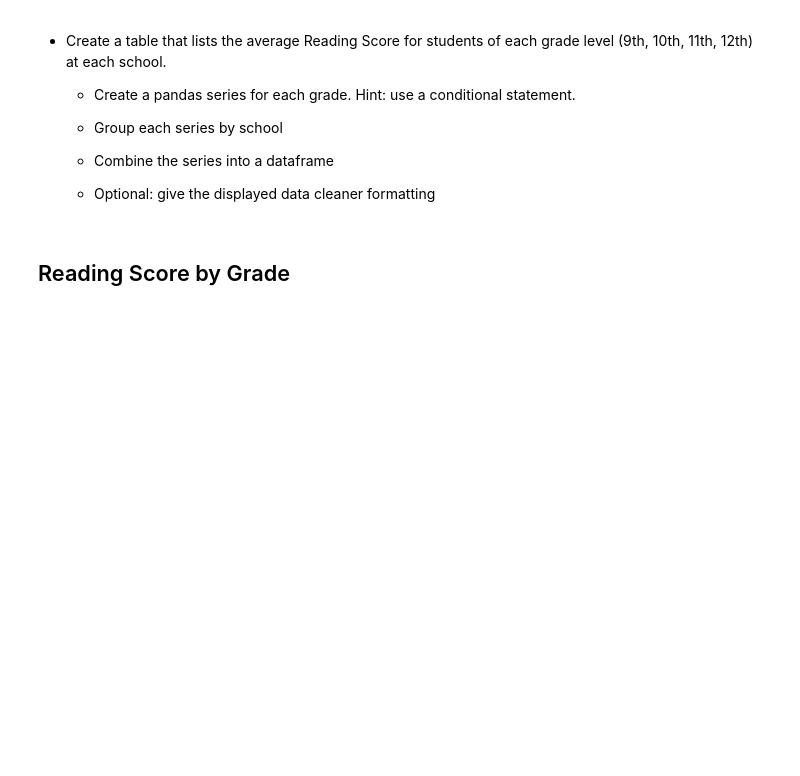
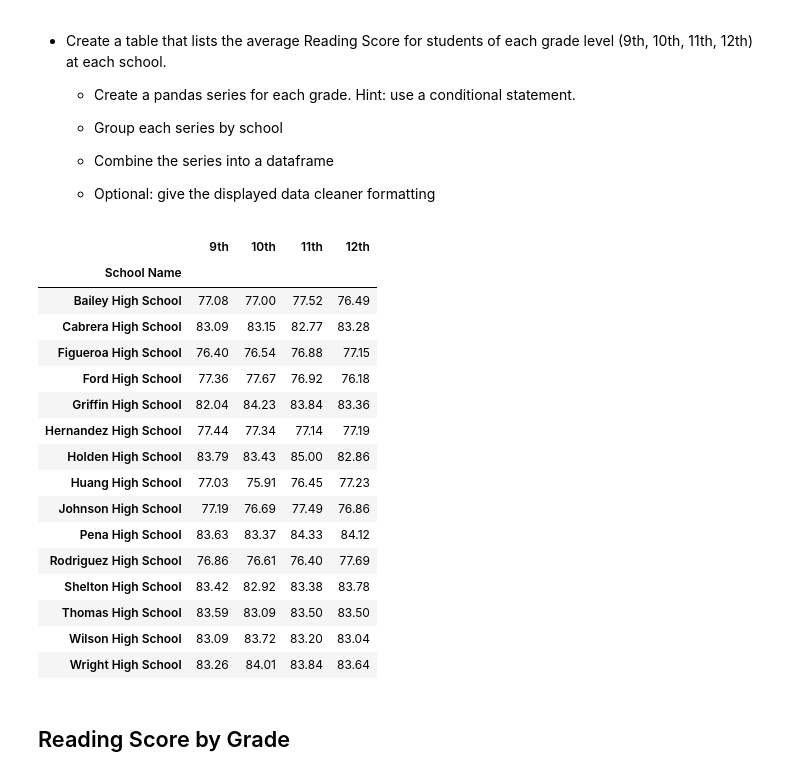
Before and after one commit to meeyoungPH/pandas-challenge, a Jupyter notebook: PyCitySchools/PyCitySchools.ipynb, the cells around one changed output. Saved outputs shown, nothing was run; the diff lists cells and outputs as text; code cells hidden in the pictures; blank space fills up the shorter version.

```diff
--- a/PyCitySchools/PyCitySchools.ipynb
+++ b/PyCitySchools/PyCitySchools.ipynb
@@ -25,0 +29,20 @@ student_df.head()
+# %%
+# calculate Per Student Budget
+school_data['Per Student Budget'] = school_data['Total School Budget'] / school_data['Total Students']
+
+# assign Per Student Budget values to bins
+spend_bins = [0,585,630,645,680]
+spend_labels = ['<=$585','$586-$630','$631-$645','$646-$680']
+school_data['Spending Ranges (Per Student)'] = pd.cut(school_data['Per Student Budget'], bins=spend_bins, labels=spend_labels)
+
+# assign size of school to bins
+size_bins = [0,1000,2000,5000]
+size_labels = ['Small (<=1000)', 'Medium (1001-2000)', 'Large (2001-5000)']
+school_data['School Size'] = pd.cut(school_data['Total Students'], bins=size_bins, labels=size_labels)
+
+# apply formatting
+pd.options.display.float_format = '{:,.2f}'.format
+school_data['Per Student Budget'] = school_data['Per Student Budget'].map('${:,.2f}'.format)
+
+# preview table
+school_data.head()
@@ -25,0 +56,9 @@ student_df.head()
+# %%
+# Combine the data into a single dataset.
+school_data_complete = pd.merge(student_data[['School Name','grade','math_score','reading_score']], school_data[['School Name','School Type','Per Student Budget','Spending Ranges (Per Student)','School Size']], on='School Name',how='outer')
+
+# Rename columns
+school_data_complete = school_data_complete.rename(columns={'school_name':'School Name'})
+
+# preview table
+school_data_complete.head()
@@ -196,6 +223,35 @@ school_summary_df
   * Combine the series into a dataframe
 
   * Optional: give the displayed data cleaner formatting
+# %%
+# calculate average math scores by school and grade and save to dataframe
+math_school_df = pd.DataFrame(school_data_complete.groupby(['School Name','grade'])['math_score'].mean())
+
+# format dataframe from long to wide format and reorder columns
+wide_math = math_school_df.math_score.unstack()
+wide_math.columns.name = None
+wide_math = wide_math[['9th','10th','11th','12th']]
+
+# show results
+wide_math
+# %% [output]
+|  | 9th | 10th | 11th | 12th |
+| School Name |  |  |  |  |
+| Bailey High School | 77.08 | 77.00 | 77.52 | 76.49 |
+| Cabrera High School | 83.09 | 83.15 | 82.77 | 83.28 |
+| Figueroa High School | 76.40 | 76.54 | 76.88 | 77.15 |
+| Ford High School | 77.36 | 77.67 | 76.92 | 76.18 |
+| Griffin High School | 82.04 | 84.23 | 83.84 | 83.36 |
+| Hernandez High School | 77.44 | 77.34 | 77.14 | 77.19 |
+| Holden High School | 83.79 | 83.43 | 85.00 | 82.86 |
+| Huang High School | 77.03 | 75.91 | 76.45 | 77.23 |
+| Johnson High School | 77.19 | 76.69 | 77.49 | 76.86 |
+| Pena High School | 83.63 | 83.37 | 84.33 | 84.12 |
+| Rodriguez High School | 76.86 | 76.61 | 76.40 | 77.69 |
+| Shelton High School | 83.42 | 82.92 | 83.38 | 83.78 |
+| Thomas High School | 83.59 | 83.09 | 83.50 | 83.50 |
+| Wilson High School | 83.09 | 83.72 | 83.20 | 83.04 |
+| Wright High School | 83.26 | 84.01 | 83.84 | 83.64 |
 # %% [markdown]
 ## Reading Score by Grade
 # %% [markdown]
```
Also changed, not shown: parts of 17 cells of this notebook.
